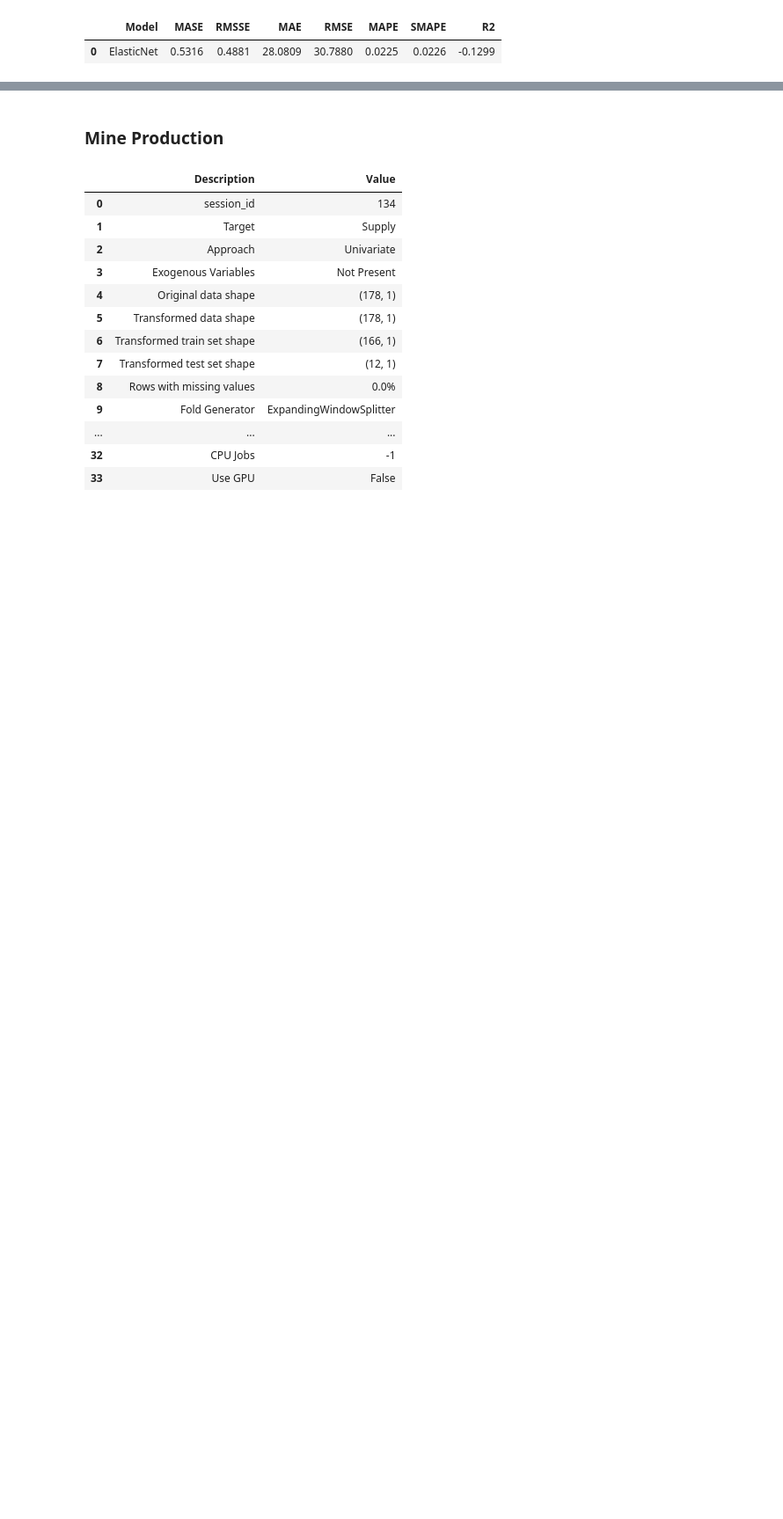
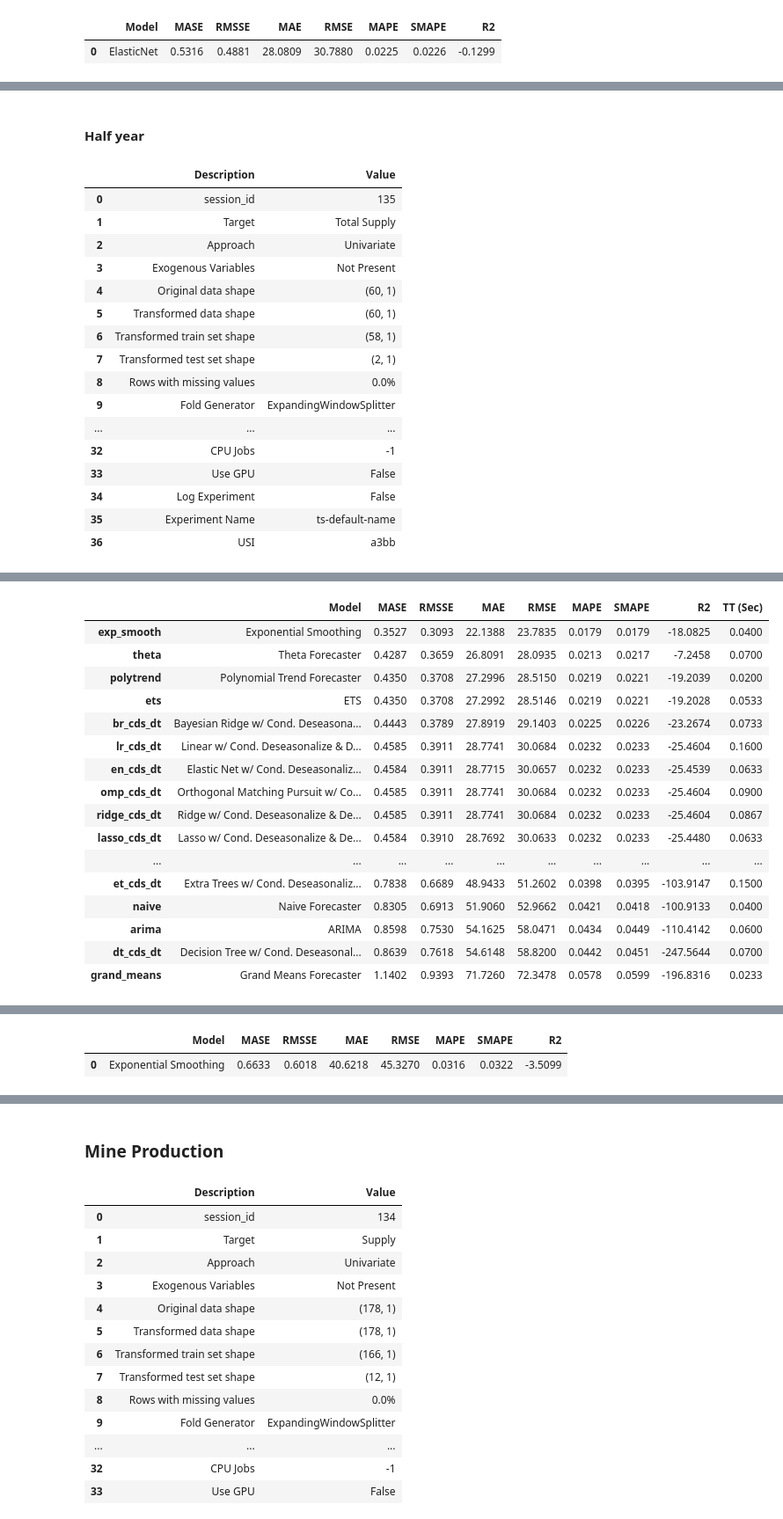
Before and after one commit to ShiyiU/HTTStockIndustryRankingTool, a Jupyter notebook: Gold and Silver/EDA.ipynb, the cells around one changed output, grey strips where cells are left out. Shown at 88% size. Drawn from its saved outputs; the diff is of its cells as text; code cells hidden in the pictures; blank space fills up the shorter version.

Commit message:
<Minor> progress on data analysis grounds

```diff
--- a/Gold and Silver/EDA.ipynb
+++ b/Gold and Silver/EDA.ipynb
@@ -215,0 +224,6 @@ model.plot_model(_best[0])
+# %%
+total_supply_for_pred = total_supply.drop(columns=['Quarter period', 'Date_Clean']).dropna() # Clearing out the raw data set from NaN(s)
+total_supply_for_pred.index = total_supply_for_pred['Date']
+total_supply_for_pred = total_supply_for_pred.drop(columns=['Date'])
+model = None # PyCarret zero_gradient() seems troublesome thus erasing the gradient memory manually
+model = TSForecastingExperiment()
@@ -215,0 +278,25 @@ model.plot_model(_best[0])
+# %% [markdown]
+#### Half year
+# %%
+model.setup(total_supply_for_pred, target='Total Supply', fh=2, session_id = 135) # fh = 2 ~ Halfyear
+_best_gold_quarter = model.compare_models(n_select=10, sort='SMAPE')
+model.predict_model(_best_gold_quarter[0])
+model.plot_model(_best_gold_quarter[0])
+# %% [output]
+|  | Description | Value |
+| 0 | session_id | 135 |
+| 1 | Target | Total Supply |
+| 2 | Approach | Univariate |
+| 3 | Exogenous Variables | Not Present |
+| 4 | Original data shape | (60, 1) |
+| 5 | Transformed data shape | (60, 1) |
+| 6 | Transformed train set shape | (58, 1) |
+| 7 | Transformed test set shape | (2, 1) |
+| 8 | Rows with missing values | 0.0% |
+| 9 | Fold Generator | ExpandingWindowSplitter |
+| ... | ... | ... |
+| 32 | CPU Jobs | -1 |
+| 33 | Use GPU | False |
+| 34 | Log Experiment | False |
+| 35 | Experiment Name | ts-default-name |
+| 36 | USI | a3bb |
@@ -215,0 +304,17 @@ model.plot_model(_best[0])
+|  | Model | MASE | RMSSE | MAE | RMSE | MAPE | SMAPE | R2 | TT (Sec) |
+| exp_smooth | Exponential Smoothing | 0.3527 | 0.3093 | 22.1388 | 23.7835 | 0.0179 | 0.0179 | -18.0825 | 0.0400 |
+| theta | Theta Forecaster | 0.4287 | 0.3659 | 26.8091 | 28.0935 | 0.0213 | 0.0217 | -7.2458 | 0.0700 |
+| polytrend | Polynomial Trend Forecaster | 0.4350 | 0.3708 | 27.2996 | 28.5150 | 0.0219 | 0.0221 | -19.2039 | 0.0200 |
+| ets | ETS | 0.4350 | 0.3708 | 27.2992 | 28.5146 | 0.0219 | 0.0221 | -19.2028 | 0.0533 |
+| br_cds_dt | Bayesian Ridge w/ Cond. Deseasona... | 0.4443 | 0.3789 | 27.8919 | 29.1403 | 0.0225 | 0.0226 | -23.2674 | 0.0733 |
+| lr_cds_dt | Linear w/ Cond. Deseasonalize & D... | 0.4585 | 0.3911 | 28.7741 | 30.0684 | 0.0232 | 0.0233 | -25.4604 | 0.1600 |
+| en_cds_dt | Elastic Net w/ Cond. Deseasonaliz... | 0.4584 | 0.3911 | 28.7715 | 30.0657 | 0.0232 | 0.0233 | -25.4539 | 0.0633 |
+| omp_cds_dt | Orthogonal Matching Pursuit w/ Co... | 0.4585 | 0.3911 | 28.7741 | 30.0684 | 0.0232 | 0.0233 | -25.4604 | 0.0900 |
+| ridge_cds_dt | Ridge w/ Cond. Deseasonalize & De... | 0.4585 | 0.3911 | 28.7741 | 30.0684 | 0.0232 | 0.0233 | -25.4604 | 0.0867 |
+| lasso_cds_dt | Lasso w/ Cond. Deseasonalize & De... | 0.4584 | 0.3910 | 28.7692 | 30.0633 | 0.0232 | 0.0233 | -25.4480 | 0.0633 |
+| ... | ... | ... | ... | ... | ... | ... | ... | ... | ... |
+| et_cds_dt | Extra Trees w/ Cond. Deseasonaliz... | 0.7838 | 0.6689 | 48.9433 | 51.2602 | 0.0398 | 0.0395 | -103.9147 | 0.1500 |
+| naive | Naive Forecaster | 0.8305 | 0.6913 | 51.9060 | 52.9662 | 0.0421 | 0.0418 | -100.9133 | 0.0400 |
+| arima | ARIMA | 0.8598 | 0.7530 | 54.1625 | 58.0471 | 0.0434 | 0.0449 | -110.4142 | 0.0600 |
+| dt_cds_dt | Decision Tree w/ Cond. Deseasonal... | 0.8639 | 0.7618 | 54.6148 | 58.8200 | 0.0442 | 0.0451 | -247.5644 | 0.0700 |
+| grand_means | Grand Means Forecaster | 1.1402 | 0.9393 | 71.7260 | 72.3478 | 0.0578 | 0.0599 | -196.8316 | 0.0233 |
@@ -215,0 +322,2 @@ model.plot_model(_best[0])
+|  | Model | MASE | RMSSE | MAE | RMSE | MAPE | SMAPE | R2 |
+| 0 | Exponential Smoothing | 0.6633 | 0.6018 | 40.6218 | 45.3270 | 0.0316 | 0.0322 | -3.5099 |
```
Also changed, not shown: parts of 15 cells of this notebook.
